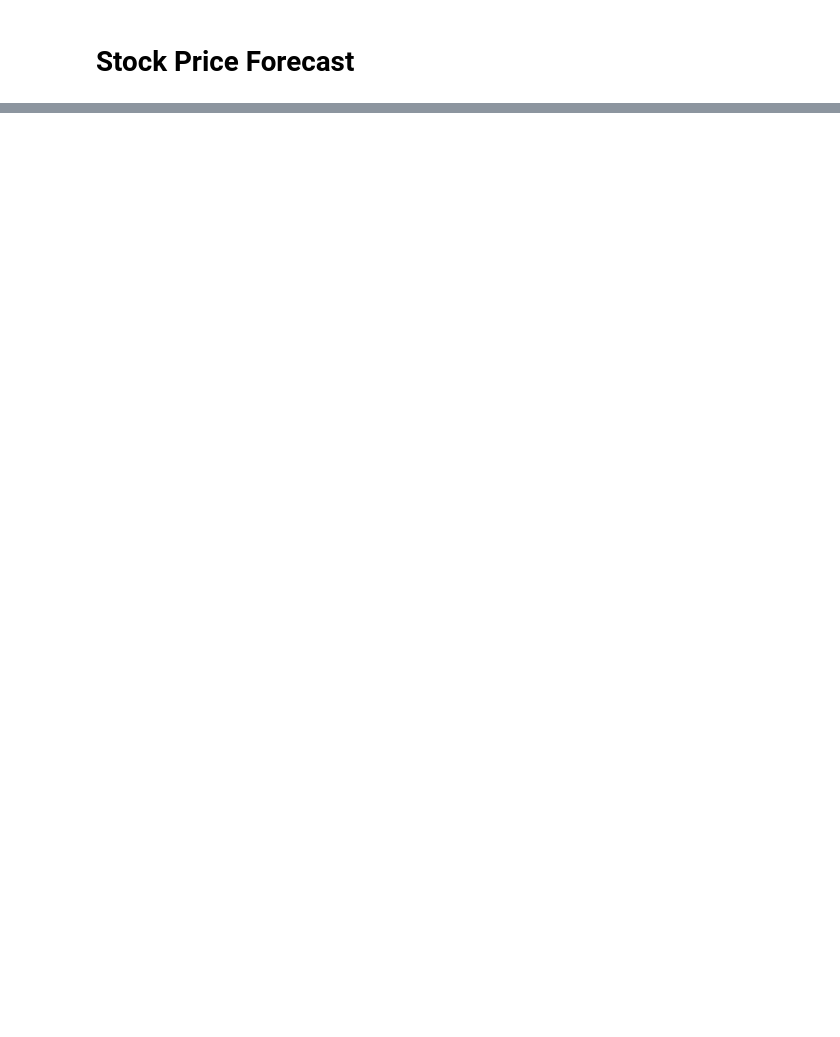
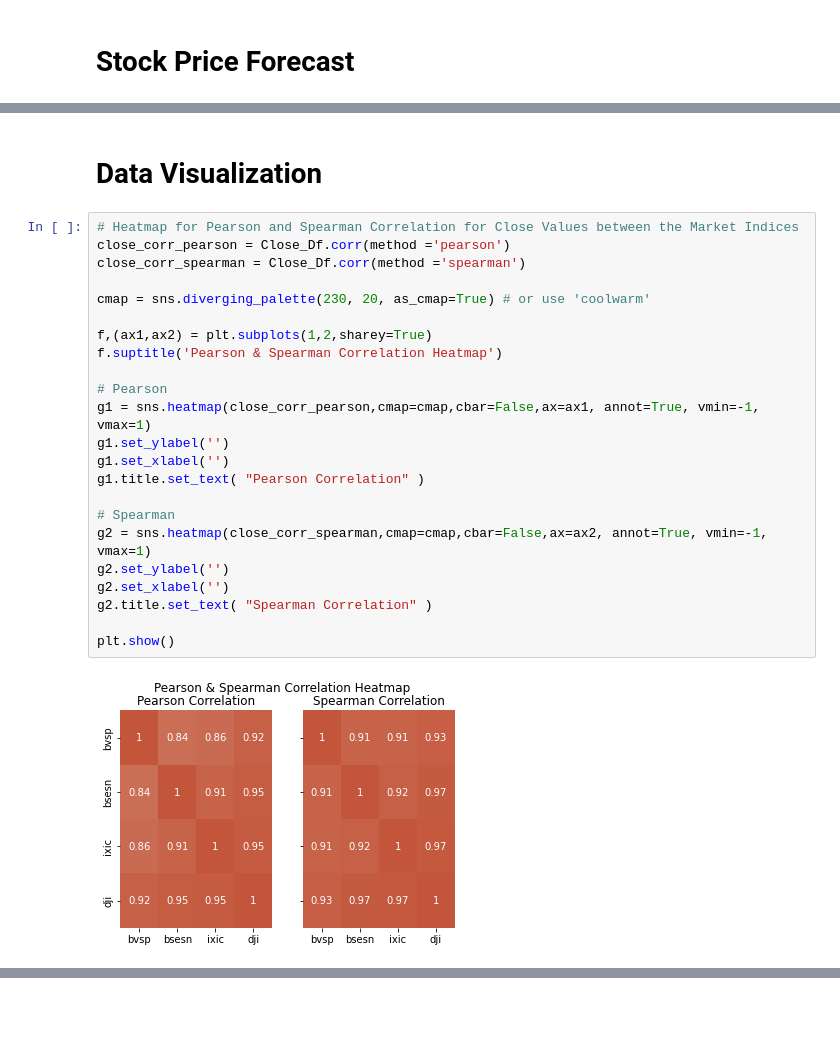
Before and after one commit to fernandopmarciano/Data_Analisys, a Jupyter notebook: Market_Forecast/notebook.ipynb, the cells around one changed output, grey strips where cells are left out. Saved outputs shown, nothing was run; the diff lists cells and outputs as text; blank space fills up the shorter version.

```diff
--- a/Market_Forecast/notebook.ipynb
+++ b/Market_Forecast/notebook.ipynb
@@ -280,0 +153,27 @@ Nine Month Lag:  0.7419694101616764
+# %% [markdown]
+# Data Visualization
+# %%
+# Heatmap for Pearson and Spearman Correlation for Close Values between the Market Indices
+close_corr_pearson = Close_Df.corr(method ='pearson')
+close_corr_spearman = Close_Df.corr(method ='spearman')
+
+cmap = sns.diverging_palette(230, 20, as_cmap=True) # or use 'coolwarm'
+
+f,(ax1,ax2) = plt.subplots(1,2,sharey=True)
+f.suptitle('Pearson & Spearman Correlation Heatmap')
+
+# Pearson
+g1 = sns.heatmap(close_corr_pearson,cmap=cmap,cbar=False,ax=ax1, annot=True, vmin=-1, vmax=1)
+g1.set_ylabel('')
+g1.set_xlabel('')
+g1.title.set_text( "Pearson Correlation" )
+
+# Spearman
+g2 = sns.heatmap(close_corr_spearman,cmap=cmap,cbar=False,ax=ax2, annot=True, vmin=-1, vmax=1)
+g2.set_ylabel('')
+g2.set_xlabel('')
+g2.title.set_text( "Spearman Correlation" )
+
+plt.show()
+# %% [output]
+[figure, added]
```
Also changed, not shown: parts of 65 cells of this notebook.
